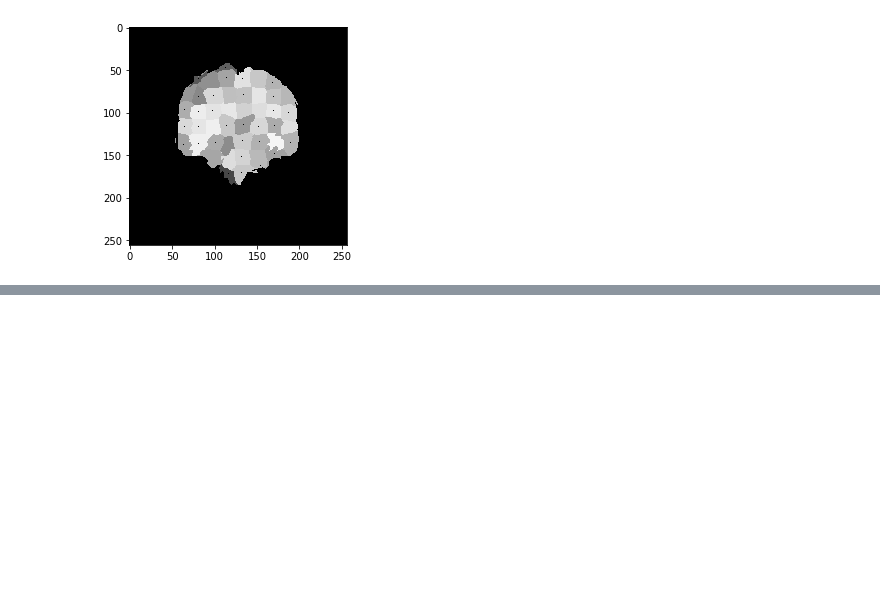
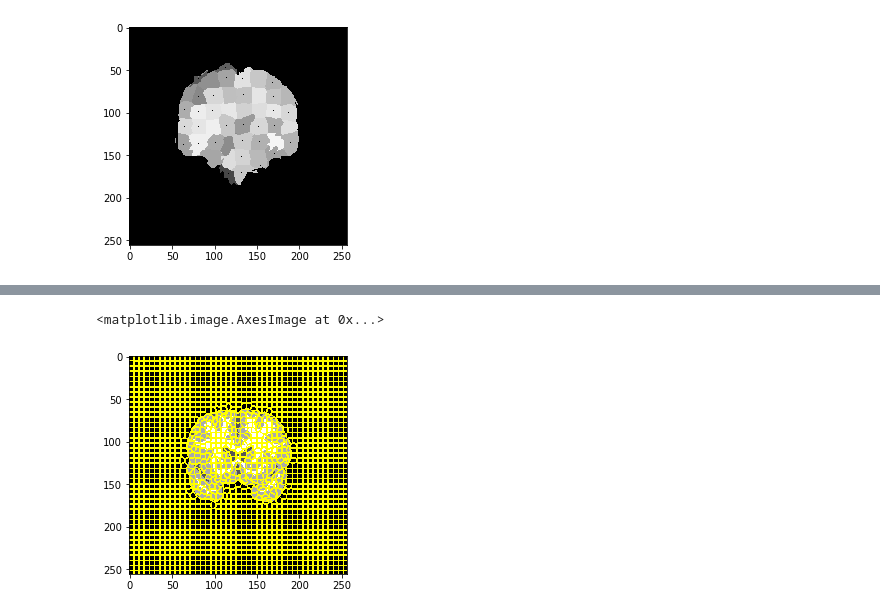
Before and after one commit to Tung-I/Brain_GCN, a Jupyter notebook: super_voxel.ipynb, the cells around one changed output, grey strips where cells are left out. Cells and saved outputs as stored; diff of their text form; code cells hidden in the pictures; blank space fills up the shorter version.

```diff
--- a/super_voxel.ipynb
+++ b/super_voxel.ipynb
@@ -375,0 +340,18 @@ image.max()
+# %%
+# transform label to feature
+n_vertex = 2048
+n_class = 4
+f_label = np.zeros(n_vertex)
+
+for i in range(segments.max()+1):
+    h = int(np.where(segments==i)[0].mean())
+    w = int(np.where(segments==i)[1].mean())
+    f_label[i] = label[h, w]
+
+# for i in range(segments.max()+1):
+#     f_label[i] = round(label[np.where(segments==i)].mean())
+
+plt.imshow(mark_boundaries(max_min_normalize(label), segments))
+# %% [output]
+<matplotlib.image.AxesImage at 0x...>
+[figure, added]
```
Also changed, not shown: parts of 21 cells of this notebook, 7 other files.
